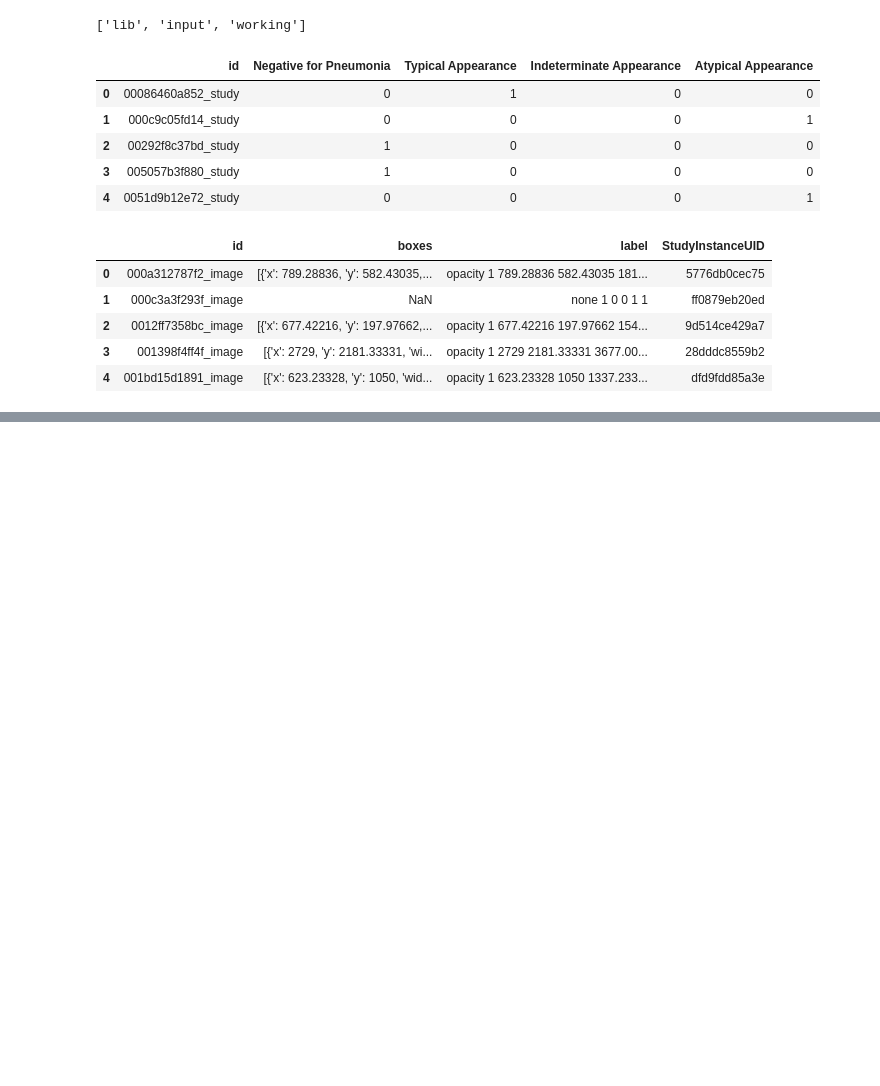
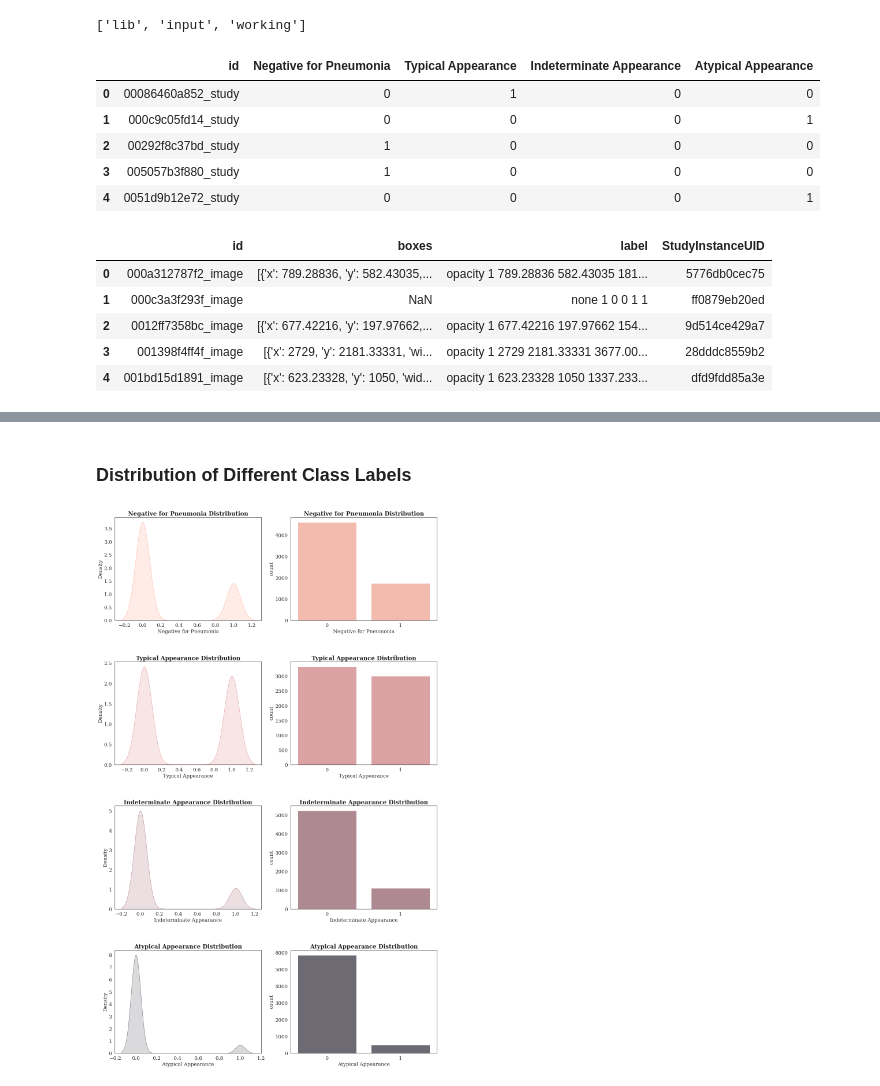
Before and after one commit to SarwarSaif/SIIM-FISABIO-RSNA-COVID-19-Detection, a Jupyter notebook: SIIM-FISABIO-RSNA COVID-19 Detection/src/simple-eda.ipynb, the cells around one changed output, grey strips where cells are left out. Drawn from its saved outputs; the diff is of its cells as text; code cells hidden in the pictures; blank space fills up the shorter version.

```diff
--- a/SIIM-FISABIO-RSNA COVID-19 Detection/src/simple-eda.ipynb
+++ b/SIIM-FISABIO-RSNA COVID-19 Detection/src/simple-eda.ipynb
@@ -107,0 +104,36 @@ OSError: [Errno 30] Read-only file system: '../../../../kaggle/input/siim-covid1
+# %% [markdown]
+### Distribution of Different Class Labels
+# %%
+params = {'legend.fontsize': 'x-large',
+          'figure.figsize': (20, 32),
+         'axes.labelsize': 'x-large',
+         'axes.titlesize':'x-large',
+         'xtick.labelsize':'x-large',
+         'ytick.labelsize':'x-large'}
+pylab.rcParams.update(params)
+
+fig, ax = plt.subplots(4,2)
+sns.kdeplot(train_df["Negative for Pneumonia"], shade=True,ax=ax[0,0],color="#ffb4a2")
+ax[0,0].set_title("Negative for Pneumonia Distribution",font="Serif", fontsize=20,weight="bold")
+sns.countplot(x = train_df["Negative for Pneumonia"], ax=ax[0,1],color="#ffb4a2")
+ax[0,1].set_title("Negative for Pneumonia Distribution",font="Serif", fontsize=20,weight="bold")
+
+sns.kdeplot(train_df["Typical Appearance"], shade=True,ax=ax[1,0],color="#e5989b")
+ax[1,0].set_title("Typical Appearance Distribution",font="Serif", fontsize=20,weight="bold")
+sns.countplot(x = train_df["Typical Appearance"], ax=ax[1,1],color="#e5989b")
+ax[1,1].set_title("Typical Appearance Distribution",font="Serif", fontsize=20,weight="bold")
+
+sns.kdeplot(train_df["Indeterminate Appearance"], shade=True,ax=ax[2,0],color="#b5838d")
+ax[2,0].set_title("Indeterminate Appearance Distribution",font="Serif", fontsize=20,weight="bold")
+sns.countplot(x = train_df["Indeterminate Appearance"], ax=ax[2,1],color="#b5838d")
+ax[2,1].set_title("Indeterminate Appearance Distribution",font="Serif", fontsize=20,weight="bold")
+
+sns.kdeplot(train_df["Atypical Appearance"], shade=True,ax=ax[3,0],color="#6d6875")
+ax[3,0].set_title("Atypical Appearance Distribution",font="Serif", fontsize=20,weight="bold")
+sns.countplot(x = train_df["Atypical Appearance"], ax=ax[3,1],color="#6d6875")
+ax[3,1].set_title("Atypical Appearance Distribution",font="Serif", fontsize=20,weight="bold")
+
+fig.subplots_adjust(wspace=0.2, hspace=0.4, top=0.93)
+plt.show()
+# %% [output]
+[figure, added]
```
Also changed, not shown: parts of 3 cells of this notebook, 56 other files.
